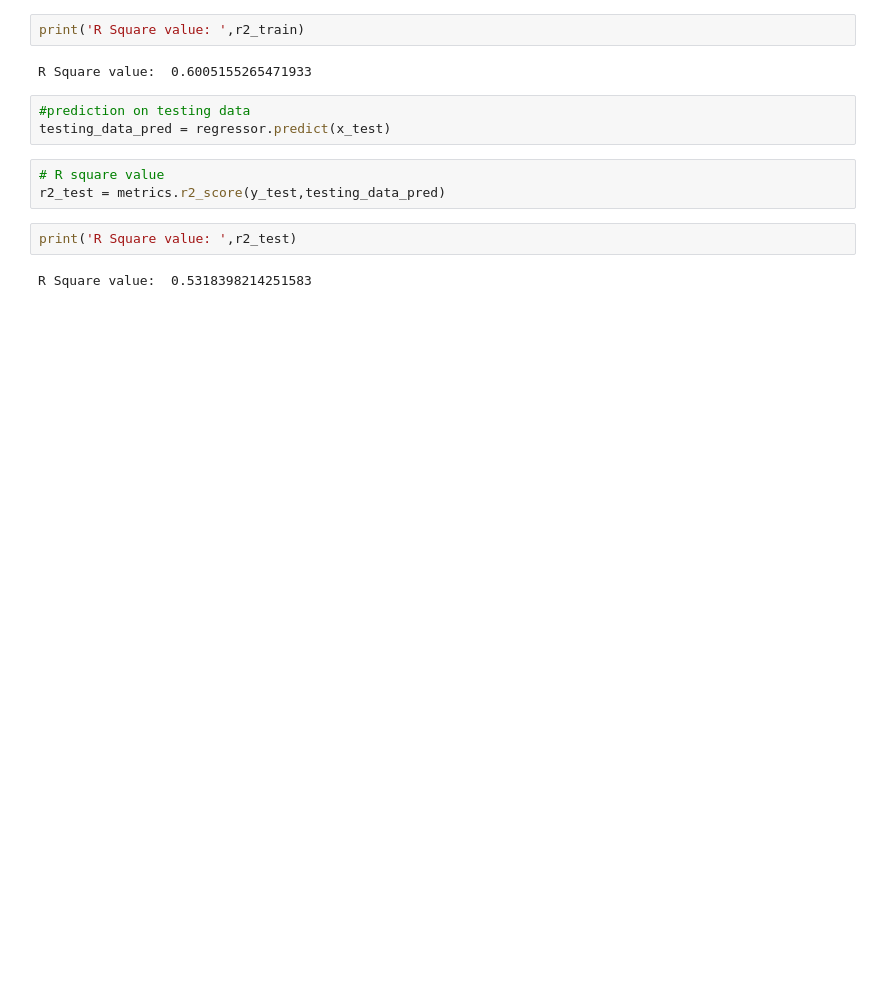
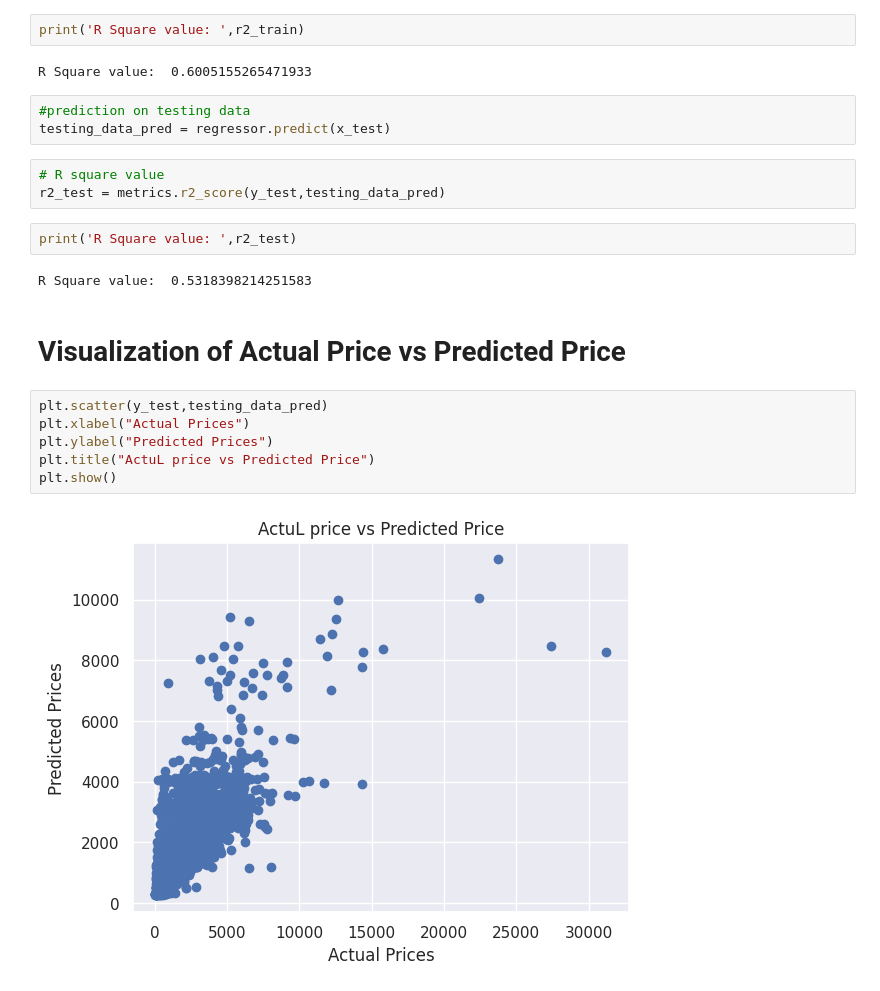
Before and after one commit to Eshetadiba/ML_Projects, a Jupyter notebook: Big_Mart_sale_prediction_.ipynb, the cells around one changed output. Drawn from its saved outputs; the diff is of its cells as text; blank space fills up the shorter version.

```diff
--- a/Big_Mart_sale_prediction_.ipynb
+++ b/Big_Mart_sale_prediction_.ipynb
@@ -322,3 +320,13 @@ r2_test = metrics.r2_score(y_test,testing_data_pred)
 print('R Square value: ',r2_test)
 # %% [output]
 R Square value:  0.5318398214251583
+# %% [markdown]
+# Visualization of Actual Price vs Predicted Price
+# %%
+plt.scatter(y_test,testing_data_pred)
+plt.xlabel("Actual Prices")
+plt.ylabel("Predicted Prices")
+plt.title("ActuL price vs Predicted Price")
+plt.show()
+# %% [output]
+[figure, added]
```
Also changed, not shown: parts of 18 cells of this notebook.
